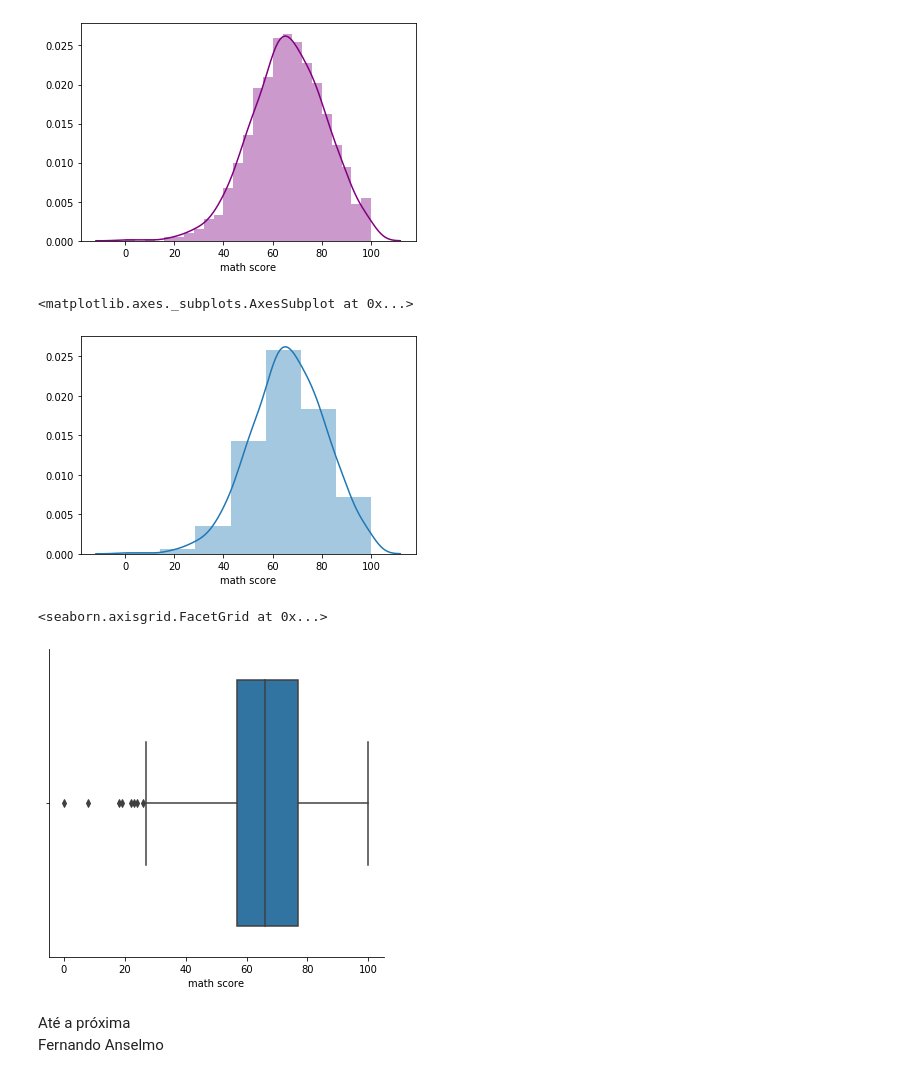
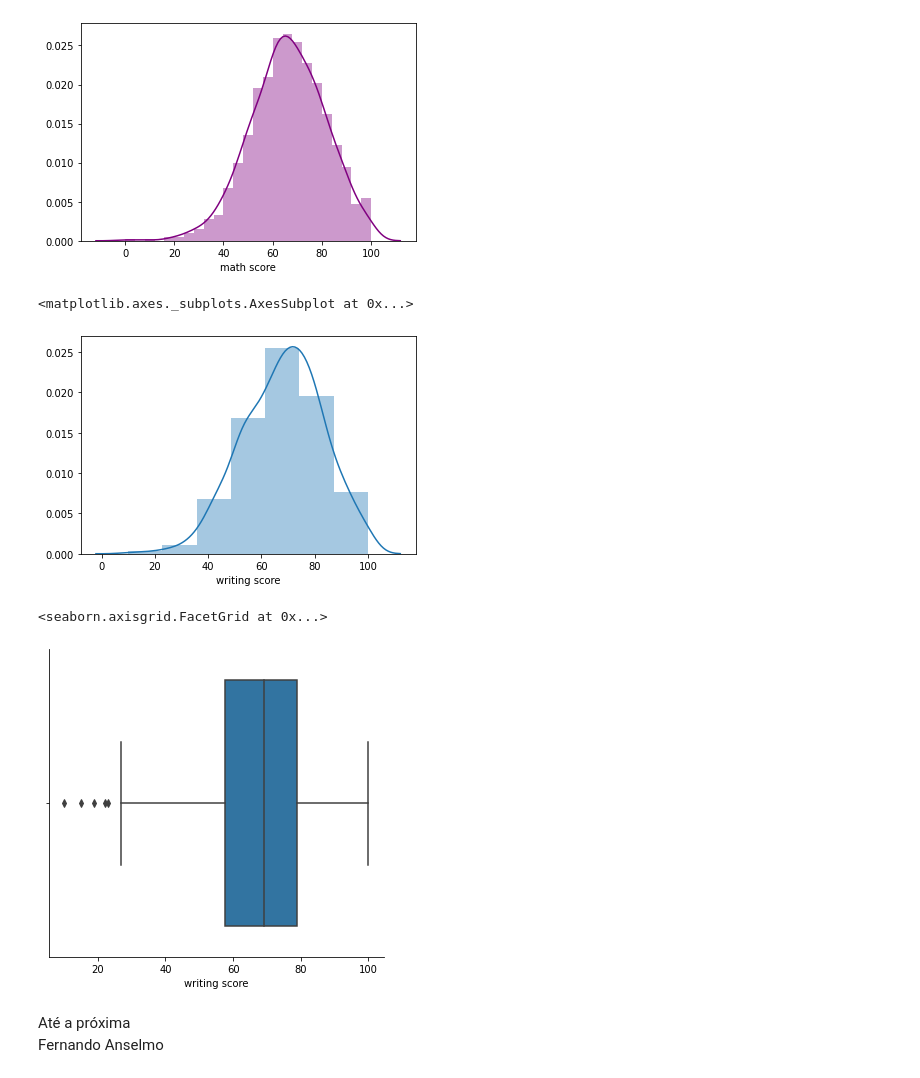
Before and after one commit to fernandoans/machinelearning, a Jupyter notebook: conceitos/EDA.ipynb, the cells around one changed output. Cells and saved outputs as stored; diff of their text form; code cells hidden in the pictures.

```diff
--- a/conceitos/EDA.ipynb
+++ b/conceitos/EDA.ipynb
@@ -56,15 +145,15 @@ sns.distplot(df['math score'], color="purple")
 <matplotlib.axes._subplots.AxesSubplot at 0x...>
 [figure]
 # %%
-sns.distplot(df['math score'], bins=7)
+sns.distplot(df['writing score'], bins=7)
 # %% [output]
 <matplotlib.axes._subplots.AxesSubplot at 0x...>
-[figure, old version]
+[figure, new version]
 # %%
-sns.catplot(x='math score', kind='box', data=df)
+sns.catplot(x='writing score', kind='box', data=df)
 # %% [output]
 <seaborn.axisgrid.FacetGrid at 0x...>
-[figure, old version]
+[figure, new version]
 # %% [markdown]
 Até a próxima \
 Fernando Anselmo
```
Also changed, not shown: parts of 16 cells of this notebook, 26 other files.
